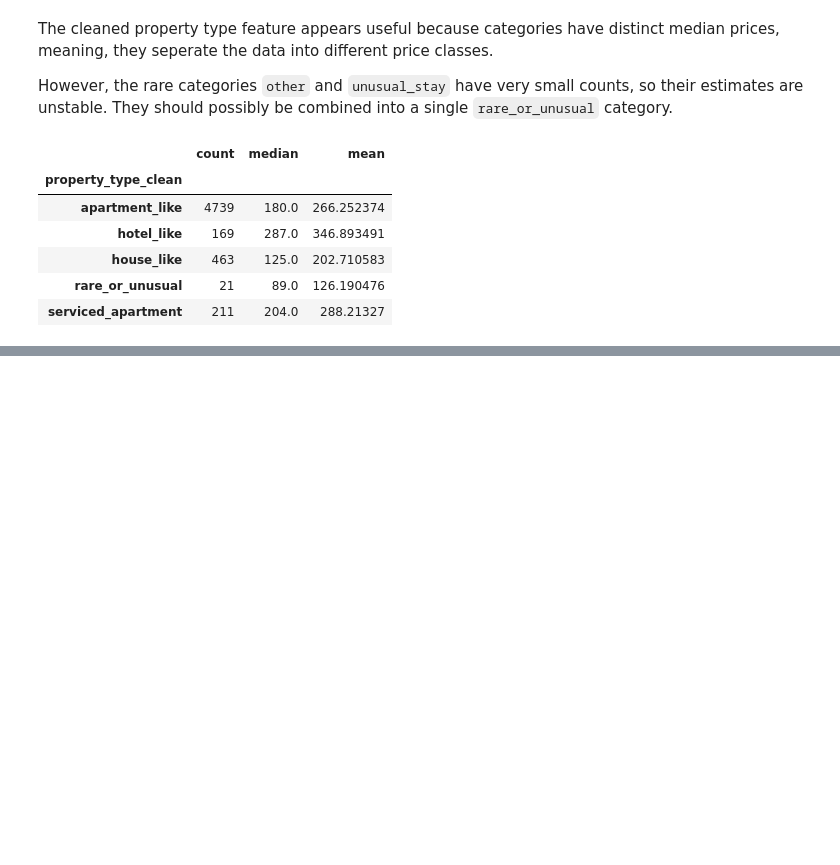
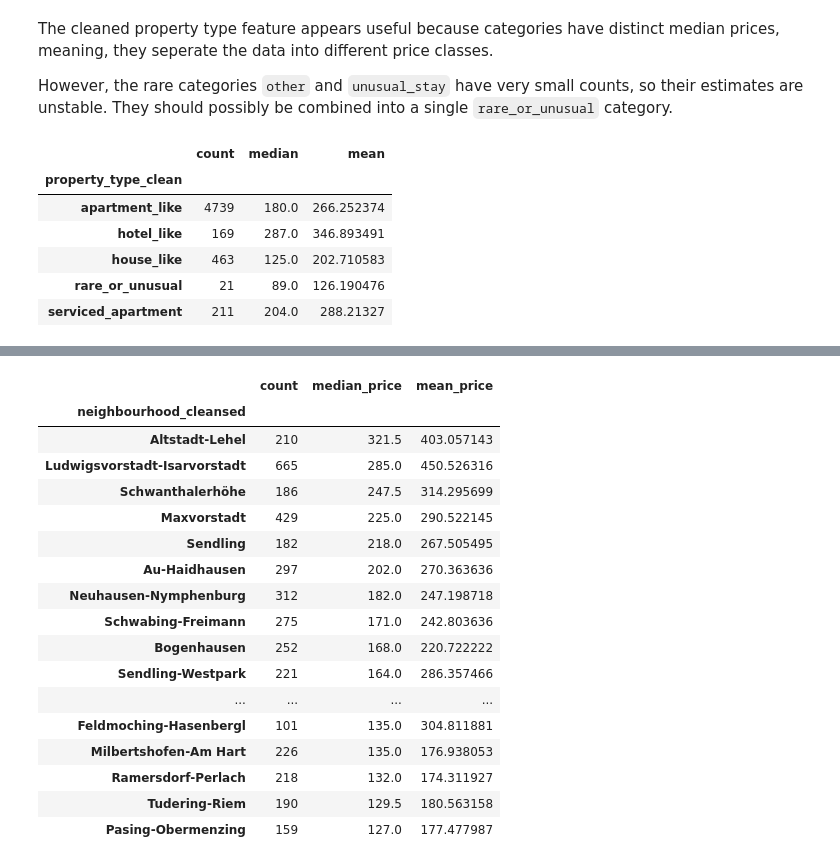
Before and after one commit to Maupse/ml-final-project-sose26-v2, a Jupyter notebook: notebooks/03-Exploring-Features.ipynb, the cells around one changed output, grey strips where cells are left out. Cells and saved outputs as stored; diff of their text form; code cells hidden in the pictures; blank space fills up the shorter version.

```diff
--- a/notebooks/03-Exploring-Features.ipynb
+++ b/notebooks/03-Exploring-Features.ipynb
@@ -29,9 +46,7 @@ Running the models we realized quickly, that the error term was very high, worse
 
 Therefore we need more features that have meaningful predicting values, we looked at the data again, closer this time.
 # %%
-import pandas as pd
-from team_project.helper.parsing import PROJECT_ROOT
-raw_data = pd.read_csv(PROJECT_ROOT / 'data/raw/listings.csv.gz')
+raw_data = pd.read_csv(PROJECT_ROOT / 'data/raw/listings.csv.gz', low_memory=False)
 # %% [markdown]
 # Closer look at the data
 # %% [markdown]
@@ -247,0 +271,2 @@ df.groupby("property_type_clean")["price"].agg(["count", "median", "mean"])
+# %%
+df["log_price"] = np.log1p(df["price"])
@@ -269,0 +327,23 @@ Length: 9, dtype: str
+# %%
+df.groupby("neighbourhood_cleansed")["price"].agg(
+    count="size", median_price="median", mean_price="mean"
+).sort_values("median_price", ascending=False)
+# %% [output]
+|  | count | median_price | mean_price |
+| neighbourhood_cleansed |  |  |  |
+| Altstadt-Lehel | 210 | 321.5 | 403.057143 |
+| Ludwigsvorstadt-Isarvorstadt | 665 | 285.0 | 450.526316 |
+| Schwanthalerhöhe | 186 | 247.5 | 314.295699 |
+| Maxvorstadt | 429 | 225.0 | 290.522145 |
+| Sendling | 182 | 218.0 | 267.505495 |
+| Au-Haidhausen | 297 | 202.0 | 270.363636 |
+| Neuhausen-Nymphenburg | 312 | 182.0 | 247.198718 |
+| Schwabing-Freimann | 275 | 171.0 | 242.803636 |
+| Bogenhausen | 252 | 168.0 | 220.722222 |
+| Sendling-Westpark | 221 | 164.0 | 286.357466 |
+| ... | ... | ... | ... |
+| Feldmoching-Hasenbergl | 101 | 135.0 | 304.811881 |
+| Milbertshofen-Am Hart | 226 | 135.0 | 176.938053 |
+| Ramersdorf-Perlach | 218 | 132.0 | 174.311927 |
+| Tudering-Riem | 190 | 129.5 | 180.563158 |
+| Pasing-Obermenzing | 159 | 127.0 | 177.477987 |
```
Also changed, not shown: parts of 28 cells of this notebook, 5 other files.
